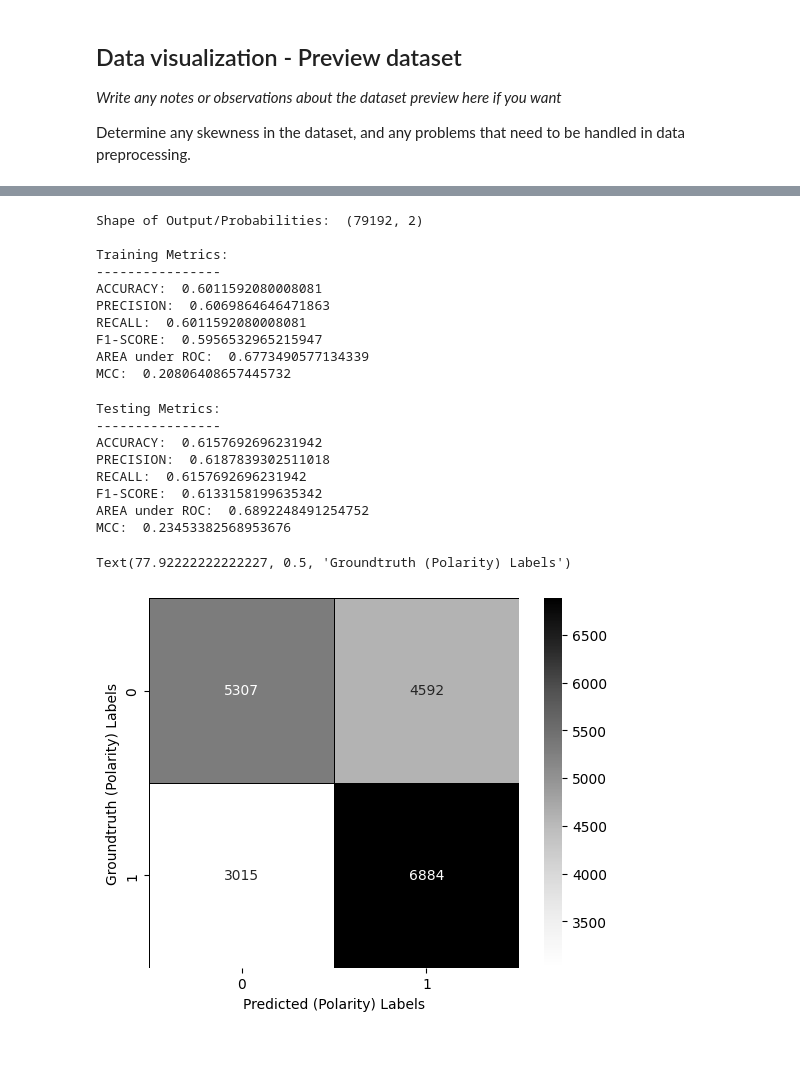
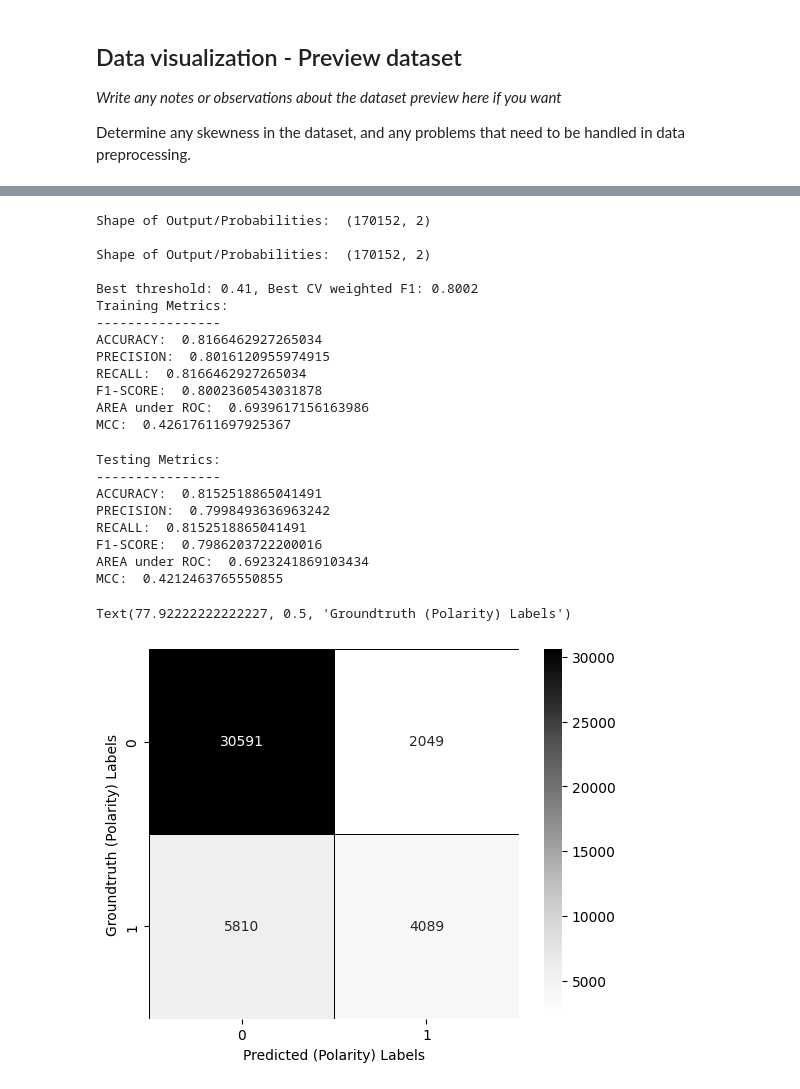
Before and after one commit to gentleman644/foxtrot-thyroid-cancer-prediction, a Jupyter notebook: Project_01_Foxtrot.ipynb, the cells around one changed output, grey strips where cells are left out. Saved outputs shown, nothing was run; the diff lists cells and outputs as text; code cells hidden in the pictures; blank space fills up the shorter version.

Commit message:
Remove resampling, update feature generation and selection, and tune algorithm selection

```diff
--- a/Project_01_Foxtrot.ipynb
+++ b/Project_01_Foxtrot.ipynb
@@ -356,7 +403,9 @@ import pandas as pd
 import matplotlib.pyplot as plt
 
 # Columns to split
-nominal_cols = ["Family_History", "Ethnicity", "Iodine_Deficiency", "Radiation_Exposure", "Country"]
+nominal_cols = ["Gender", "Country", "Ethnicity", "Family_History",
+                "Radiation_Exposure", "Iodine_Deficiency", "Diabetes",
+                "Thyroid_Cancer_Risk"]
 
 X_train = pd.get_dummies(X_train, columns=nominal_cols, drop_first=True, dtype=float)
 X_test = pd.get_dummies(X_test, columns=nominal_cols, drop_first=True, dtype=float)
@@ -396,7 +445,7 @@ from sklearn.ensemble import RandomForestClassifier, ExtraTreesClassifier, Gradi
 from sklearn.neighbors import KNeighborsClassifier
 from sklearn.neural_network import MLPClassifier
 
-ml_algorithm = "RandFrst"  # KNN, GradBoost, RandFrst, ExtraTree, DeciTree, etc
+ml_algorithm = "Bernoulli_N_Bayes"  # KNN, GradBoost, RandFrst, ExtraTree, DeciTree, etc
 
 # Create if/then path to automatically import model and apply hyperparameters
 if (ml_algorithm == "LinearRegress"):
@@ -428,6 +477,7 @@ elif (ml_algorithm == "KNN"):
 elif (ml_algorithm == "DL_MLP"):
   algorithm = MLPClassifier(hidden_layer_sizes=(standized_X_train.shape[1], 30, 50, 10, standized_y_train.shape[1]), activation='relu', solver='lbfgs', learning_rate='constant', learning_rate_init=0.001)
 # %%
+
 # TRAINING: K-Fold Cross-Validation. Fit algorithm(ML) to data(Training).
 from sklearn.model_selection import cross_val_predict
 from sklearn.metrics import accuracy_score, precision_recall_fscore_support, roc_auc_score, matthews_corrcoef
@@ -436,12 +486,36 @@ from sklearn.metrics import accuracy_score, precision_recall_fscore_support, roc
 cv_preds_proba = cross_val_predict(algorithm, standized_X_train, standized_y_train.values.ravel(), cv=3, method='predict_proba')
 print("Shape of Output/Probabilities: ", cv_preds_proba.shape, "\n")
 
-#Tune threshold to prioritize recall
-threshold = 0.379
-cv_preds = (cv_preds_proba[:, 1] > threshold).astype(int)  # Classify as positive if prob > threshold
+#Tune threshold to prioritize recall# Get probabilities instead of direct predictions
+cv_preds_proba = cross_val_predict(
+    algorithm,
+    standized_X_train,
+    standized_y_train.values.ravel(),
+    cv=3,
+    method='predict_proba'
+)
+print("Shape of Output/Probabilities: ", cv_preds_proba.shape, "\n")
 
-reversed_y_train = pd.DataFrame(cv_preds)
-reversed_y_train = np.rint(reversed_y_train).astype(np.int32)
+# Tune threshold on CV probabilities (maximize F1 or accuracy)
+raw_y_train = y_train.values.ravel()
+
+thresholds = np.arange(0.30, 0.71, 0.01)
+best_threshold = 0.5
+best_f1 = -1
+
+for t in thresholds:
+    preds_t = (cv_preds_proba[:, 1] > t).astype(int)
+    f1_t = precision_recall_fscore_support(raw_y_train, preds_t, average='weighted')[2]
+    # f1_t = accuracy_score(raw_y_train, preds_t)
+    if f1_t > best_f1:
+        best_f1 = f1_t
+        best_threshold = t
+
+print(f"Best threshold: {best_threshold:.2f}, Best CV weighted F1: {best_f1:.4f}")
+
+# Use best threshold
+cv_preds = (cv_preds_proba[:, 1] > best_threshold).astype(int)
+reversed_y_train = np.rint(cv_preds).astype(np.int32)
 
 # Evaluate model's performance. Overfitting(Train ERR << Test ERR); Underfitting(Train ERR >> Test ERR).
 raw_y_train = y_train.values.ravel()
@@ -460,16 +534,19 @@ print("F1-SCORE: ", pr_rc_fs_sp[2])
 print("AREA under ROC: ", roc)
 print("MCC: ", mcc)
 # %% [output]
-Shape of Output/Probabilities:  (79192, 2)
+Shape of Output/Probabilities:  (170152, 2)
 
+Shape of Output/Probabilities:  (170152, 2)
+
+Best threshold: 0.41, Best CV weighted F1: 0.8002
 Training Metrics:
 ----------------
-ACCURACY:  0.6011592080008081
-PRECISION:  0.6069864646471863
-RECALL:  0.6011592080008081
-F1-SCORE:  0.5956532965215947
-AREA under ROC:  0.6773490577134339
-MCC:  0.20806408657445732
+ACCURACY:  0.8166462927265034
+PRECISION:  0.8016120955974915
+RECALL:  0.8166462927265034
+F1-SCORE:  0.8002360543031878
+AREA under ROC:  0.6939617156163986
+MCC:  0.42617611697925367
 # %%
 # TESTING/GENERALIZATION: Make Predictions for 'y-component' wrt. data(Test)
 model = algorithm
@@ -478,44 +555,44 @@ model.fit(standized_X_train, standized_y_train.values.ravel())
 # Get probabilities for test set
 pred_proba_test = model.predict_proba(standized_X_test)
 
-threshold = 0.379  # Match the training threshold
+threshold = best_threshold  # Match the training threshold
 pred_y_test = (pred_proba_test[:, 1] > threshold).astype(int)
 
 reversed_y_test = pd.DataFrame(pred_y_test)
 reversed_y_test = np.rint(reversed_y_test).astype(np.int32)
 
 # Evaluate model's performance. Overfitting(Train ERR << Test ERR); Underfitting(Train ERR >> Test ERR).
 raw_y_test = y_test.values.ravel()
 acc = accuracy_score(raw_y_test, reversed_y_test, normalize=True)  # normalize=True(fraction of correctly classified samples); normalize=False(no. of correctly classified samples)
 pr_rc_fs_sp = precision_recall_fscore_support(raw_y_test, reversed_y_test, average='weighted')  # average='weighted'(compute metrics per label, and find their avg. weighted by support (no. of true instances per label))
 mcc = matthews_corrcoef(raw_y_test, reversed_y_test)
 # ROC AUC uses probabilities
 roc = roc_auc_score(raw_y_test, pred_proba_test[:, 1], average='weighted', multi_class='ovo')  # multi_class='ovo'(meaning One-vs-one. Computes avg. AUC of all possible pairwise combinations of classes)
 
 # Testing Metrics
 print("Testing Metrics: ", "\n----------------")
 print("ACCURACY: ", acc)
 print("PRECISION: ", pr_rc_fs_sp[0])
 print("RECALL: ", pr_rc_fs_sp[1])  # This should be higher now
 print("F1-SCORE: ", pr_rc_fs_sp[2])
 print("AREA under ROC: ", roc)
 print("MCC: ", mcc)
 
 # Confusion Matrix
 from sklearn.metrics import confusion_matrix
 cm = confusion_matrix(raw_y_test, reversed_y_test)
 classes = [0, 1]
 ax = sbn.heatmap(cm, annot=True, fmt="d", cmap="Grays", cbar=True, linewidths=0.7, linecolor="black", square=True)
 ax.set_xlabel("Predicted (Polarity) Labels")
 ax.set_ylabel("Groundtruth (Polarity) Labels")
 # %% [output]
 Testing Metrics:
 ----------------
-ACCURACY:  0.6157692696231942
-PRECISION:  0.6187839302511018
-RECALL:  0.6157692696231942
-F1-SCORE:  0.6133158199635342
-AREA under ROC:  0.6892248491254752
-MCC:  0.23453382568953676
+ACCURACY:  0.8152518865041491
+PRECISION:  0.7998493636963242
+RECALL:  0.8152518865041491
+F1-SCORE:  0.7986203722200016
+AREA under ROC:  0.6923241869103434
+MCC:  0.4212463765550855
 Text(77.92222222222227, 0.5, 'Groundtruth (Polarity) Labels')
-[figure, old version]
+[figure, new version]
```
Also changed, not shown: parts of 11 cells of this notebook, 1 other file.
